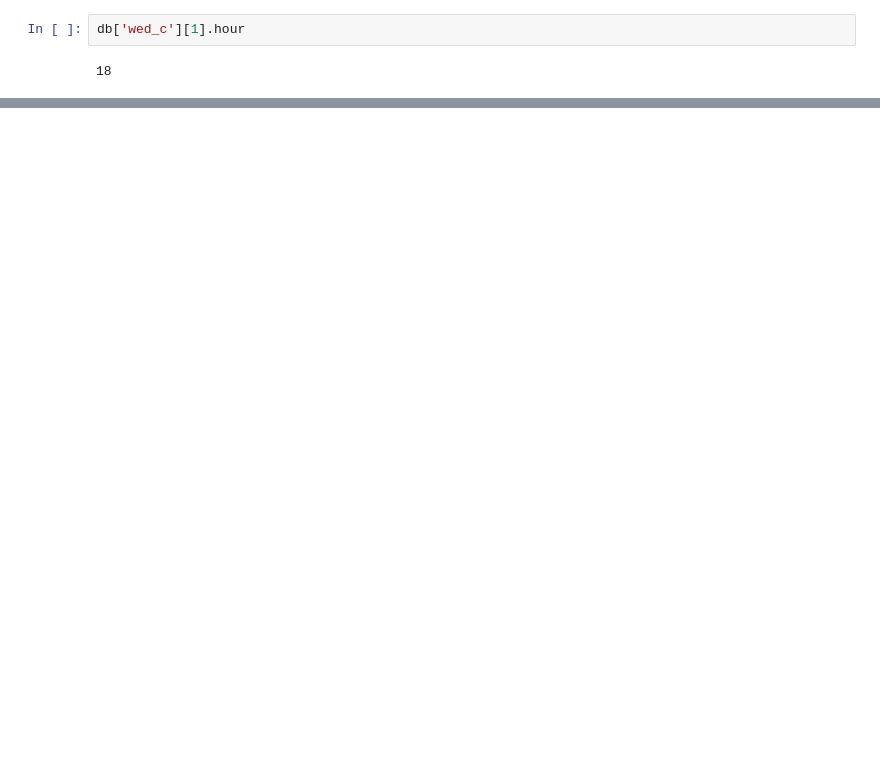
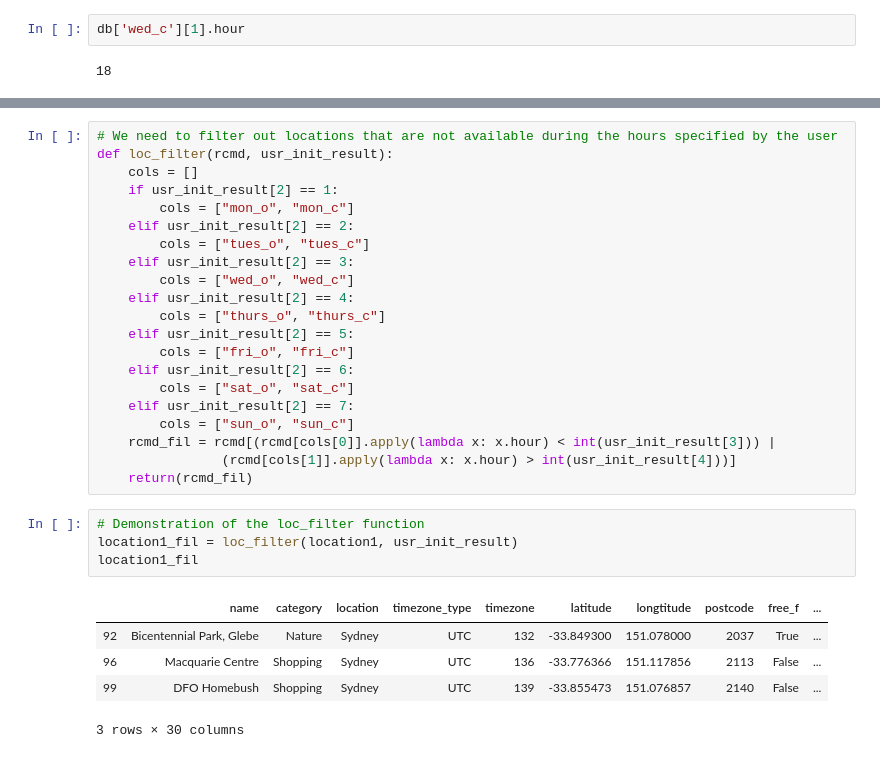
Before and after one commit to hklchung/TravelPlanner, a Jupyter notebook: Travel Planner Location Recommendation Algo Prototype.ipynb, the cells around one changed output, grey strips where cells are left out. Drawn from its saved outputs; the diff is of its cells as text; blank space fills up the shorter version.

```diff
--- a/Travel Planner Location Recommendation Algo Prototype.ipynb
+++ b/Travel Planner Location Recommendation Algo Prototype.ipynb
@@ -64,0 +146,31 @@ db['wed_c'][1].hour
+# %%
+# We need to filter out locations that are not available during the hours specified by the user
+def loc_filter(rcmd, usr_init_result):
+    cols = []
+    if usr_init_result[2] == 1:
+        cols = ["mon_o", "mon_c"]
+    elif usr_init_result[2] == 2:
+        cols = ["tues_o", "tues_c"]
+    elif usr_init_result[2] == 3:
+        cols = ["wed_o", "wed_c"]
+    elif usr_init_result[2] == 4:
+        cols = ["thurs_o", "thurs_c"]
+    elif usr_init_result[2] == 5:
+        cols = ["fri_o", "fri_c"]
+    elif usr_init_result[2] == 6:
+        cols = ["sat_o", "sat_c"]
+    elif usr_init_result[2] == 7:
+        cols = ["sun_o", "sun_c"]
+    rcmd_fil = rcmd[(rcmd[cols[0]].apply(lambda x: x.hour) < int(usr_init_result[3])) |
+                (rcmd[cols[1]].apply(lambda x: x.hour) > int(usr_init_result[4]))]
+    return(rcmd_fil)
+# %%
+# Demonstration of the loc_filter function
+location1_fil = loc_filter(location1, usr_init_result)
+location1_fil
+# %% [output]
+|  | name | category | location | timezone_type | timezone | latitude | longtitude | postcode | free_f | ... |
+| 92 | Bicentennial Park, Glebe | Nature | Sydney | UTC | 132 | -33.849300 | 151.078000 | 2037 | True | ... |
+| 96 | Macquarie Centre | Shopping | Sydney | UTC | 136 | -33.776366 | 151.117856 | 2113 | False | ... |
+| 99 | DFO Homebush | Shopping | Sydney | UTC | 139 | -33.855473 | 151.076857 | 2140 | False | ... |
+3 rows × 30 columns
```
Also changed, not shown: parts of 10 cells of this notebook.
